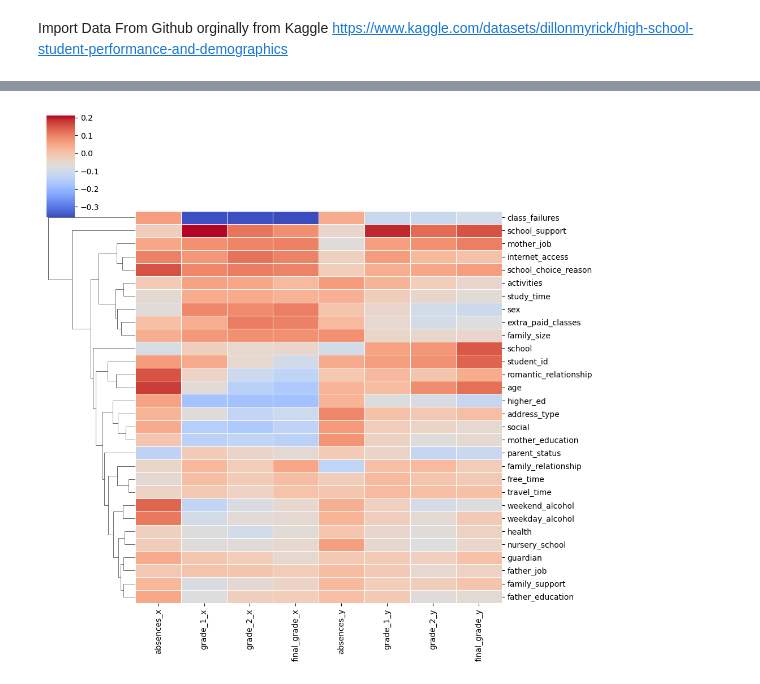
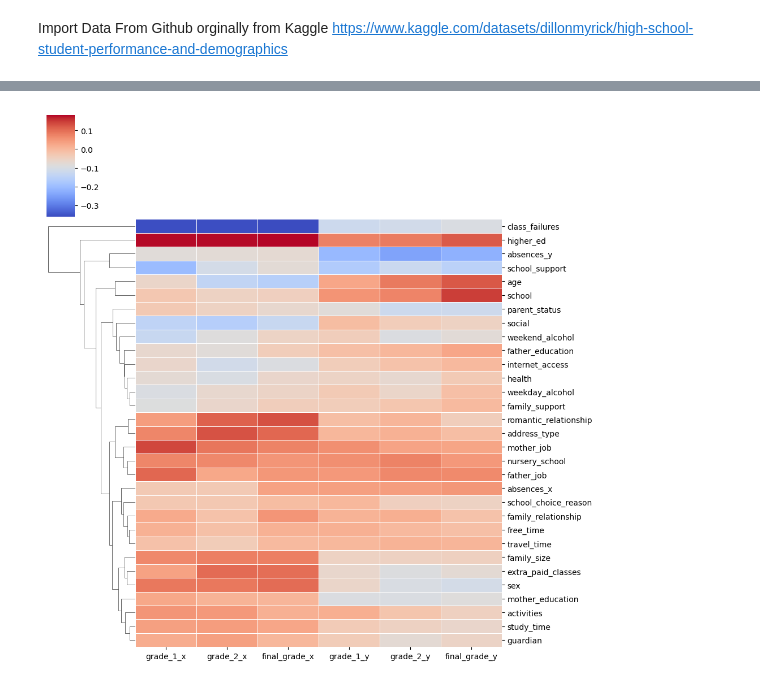
Before and after one commit to MEPritchard/EduPerformance, a Jupyter notebook: eduperformance.ipynb, the cells around one changed output, grey strips where cells are left out. Saved outputs shown, nothing was run; the diff lists cells and outputs as text; code cells hidden in the pictures.

```diff
--- a/eduperformance.ipynb
+++ b/eduperformance.ipynb
@@ -59,0 +51,3 @@ sns.heatmap(corr_df, cmap='coolwarm')
+# %%
+int_df=index_unique_responses(data_df.drop(columns=['student_id']))
+int_df.info()
@@ -60,12 +72,12 @@ sns.heatmap(corr_df, cmap='coolwarm')
 # %%
-df = pd.DataFrame(corr_df)
+df = pd.DataFrame(int_df).corr()
 
 # Select the last 6 columns for the y-axis and the first 28 columns for the x-axis
-df_clustermap = df.iloc[:, :30]
+df_clustermap = df.iloc[:, :31]
 
 # Create the clustermap
-sns.clustermap(df_clustermap.T.iloc[::-1, -8:], row_cluster=True, col_cluster=False, cmap='coolwarm',linewidths=.5)
+sns.clustermap(df_clustermap.T.iloc[::-1, -6:], row_cluster=True, col_cluster=False, cmap='coolwarm',linewidths=.5)
 
 plt.show()
 # %% [output]
-[figure, old version]
+[figure, new version]
```
Also changed, not shown: parts of 6 cells of this notebook.
